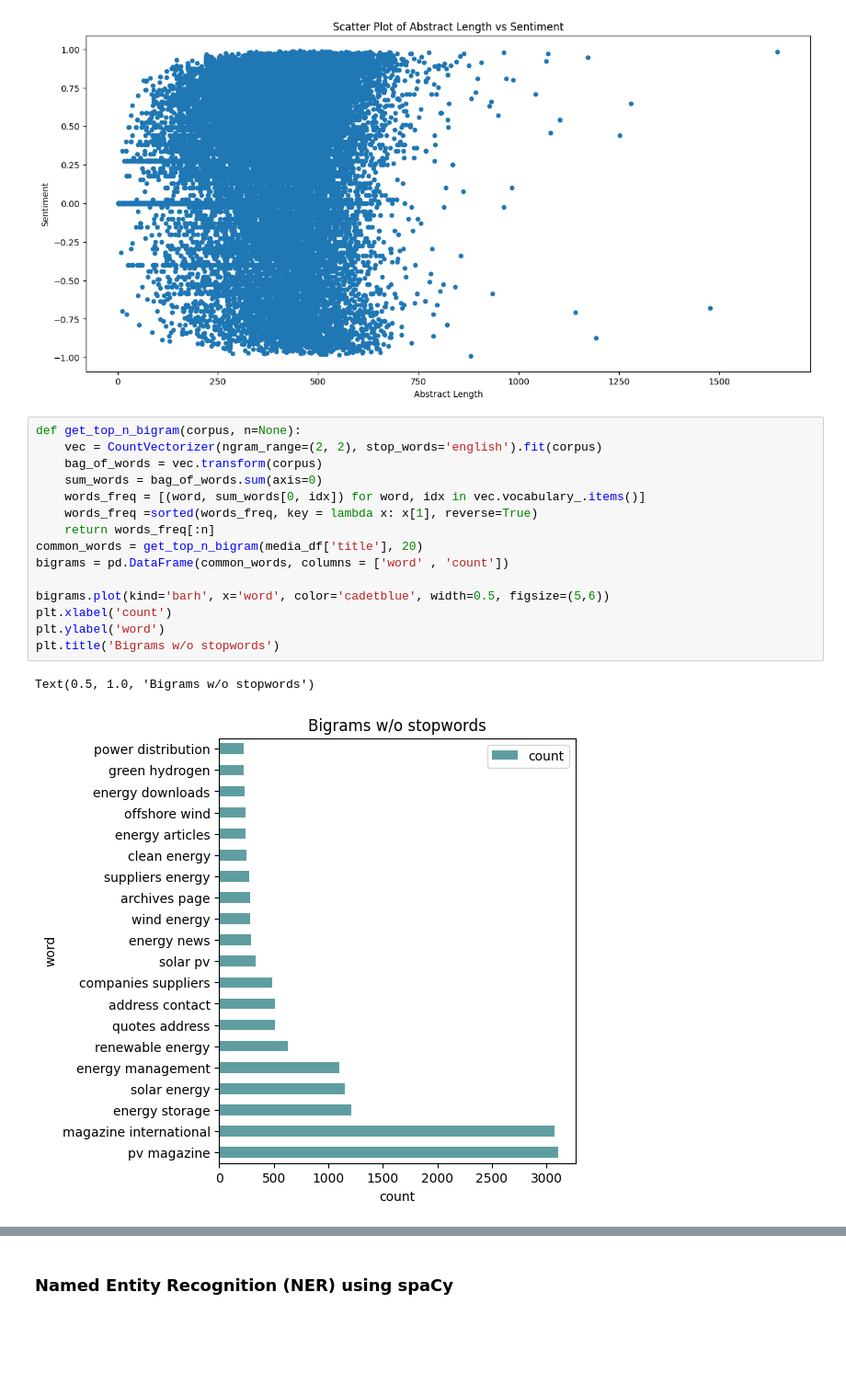
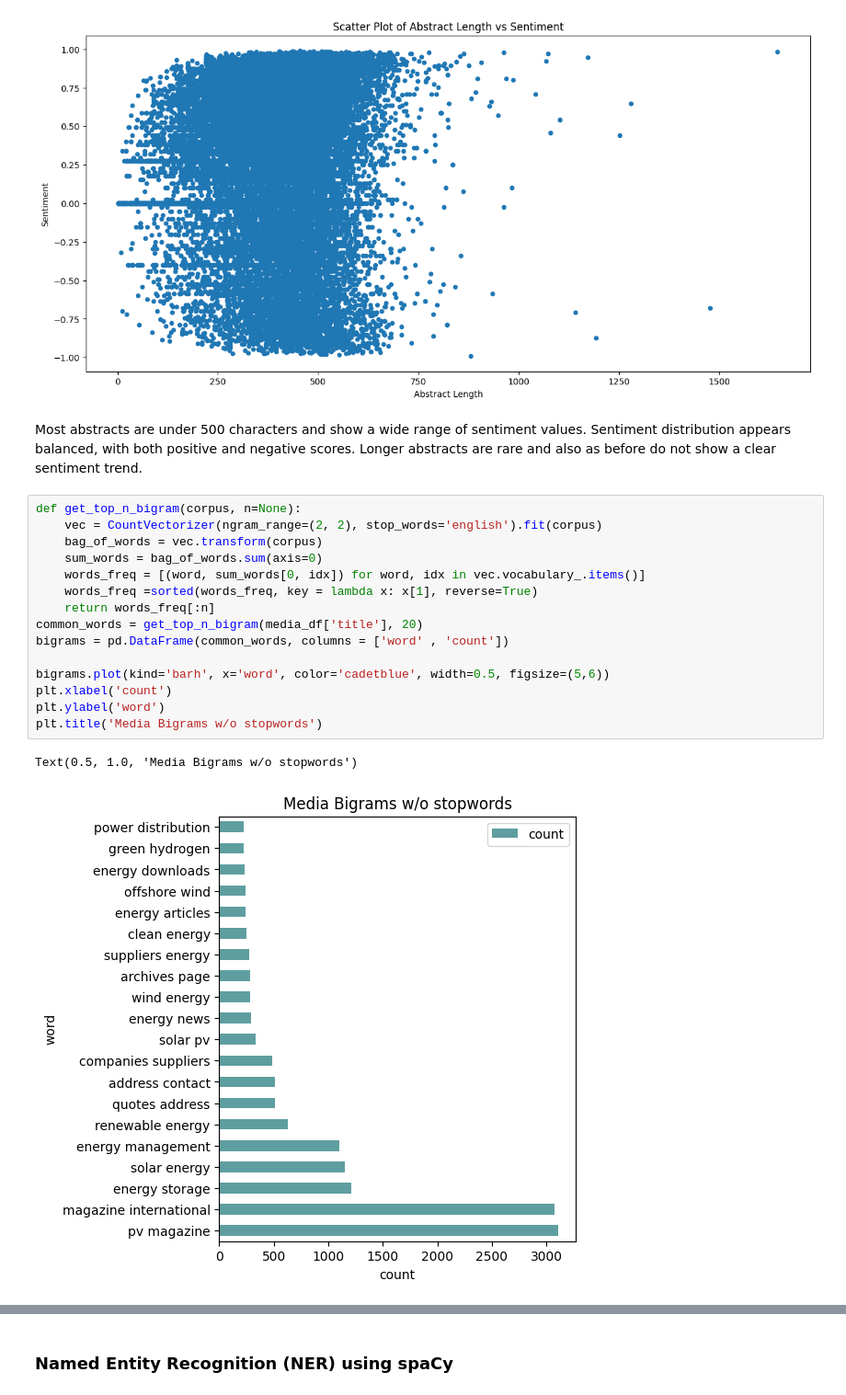
Before and after one commit to cmimholz/computational-language-technology-project, a Jupyter notebook: notebooks/stage1.ipynb, the cells around one changed output, grey strips where cells are left out. Shown at 92% size. Drawn from its saved outputs; the diff is of its cells as text; blank space fills up the shorter version.

```diff
--- a/notebooks/stage1.ipynb
+++ b/notebooks/stage1.ipynb
@@ -926,21 +950,23 @@ plt.title('Scatter Plot of Abstract Length vs Sentiment')
 plt.show()
 # %% [output]
 [figure]
+# %% [markdown]
+Most abstracts are under 500 characters and show a wide range of sentiment values. Sentiment distribution appears balanced, with both positive and negative scores. Longer abstracts are rare and also as before do not show a clear sentiment trend.
 # %%
 def get_top_n_bigram(corpus, n=None):
     vec = CountVectorizer(ngram_range=(2, 2), stop_words='english').fit(corpus)
     bag_of_words = vec.transform(corpus)
     sum_words = bag_of_words.sum(axis=0)
     words_freq = [(word, sum_words[0, idx]) for word, idx in vec.vocabulary_.items()]
     words_freq =sorted(words_freq, key = lambda x: x[1], reverse=True)
     return words_freq[:n]
 common_words = get_top_n_bigram(media_df['title'], 20)
 bigrams = pd.DataFrame(common_words, columns = ['word' , 'count'])
 
 bigrams.plot(kind='barh', x='word', color='cadetblue', width=0.5, figsize=(5,6))
 plt.xlabel('count')
 plt.ylabel('word')
-plt.title('Bigrams w/o stopwords')
+plt.title('Media Bigrams w/o stopwords')
 # %% [output]
-Text(0.5, 1.0, 'Bigrams w/o stopwords')
+Text(0.5, 1.0, 'Media Bigrams w/o stopwords')
-[figure, old version]
+[figure, new version]
```
Also changed, not shown: parts of 20 cells of this notebook, 1 other file.
